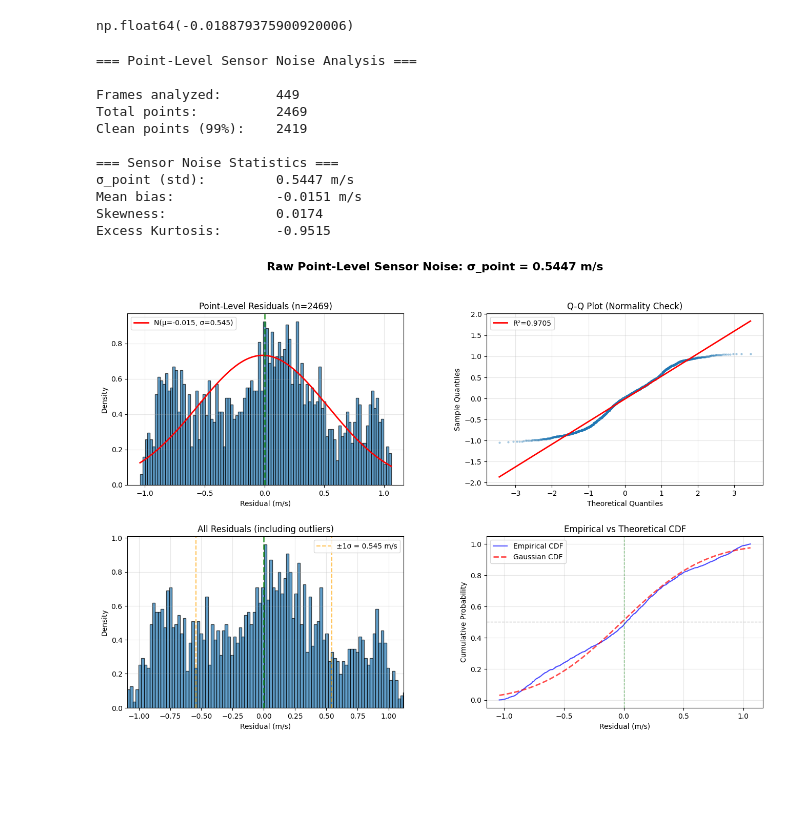
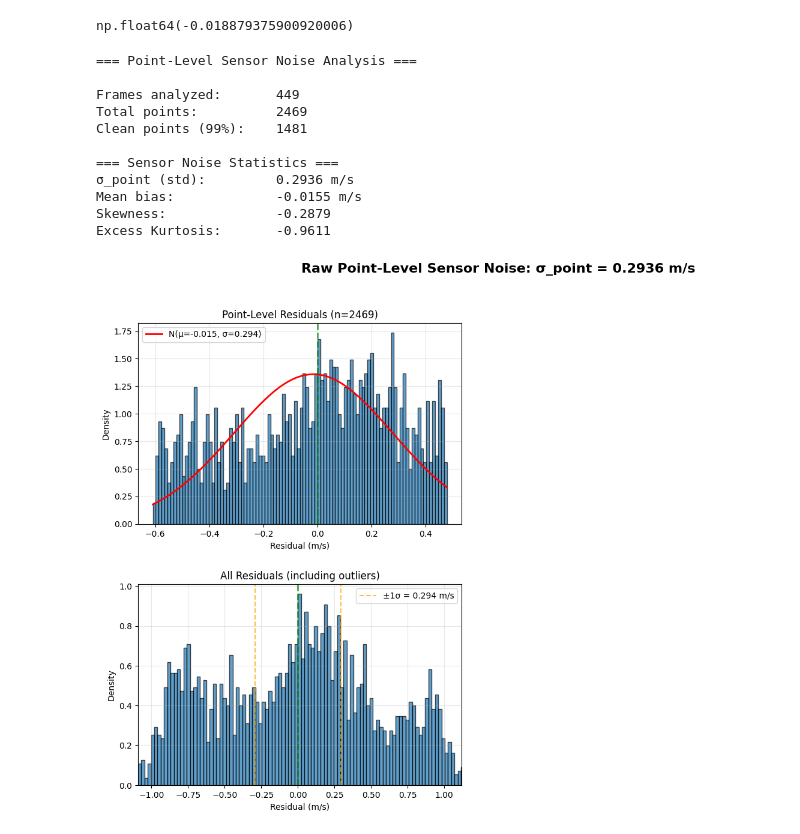
Before and after one commit to Dr1zz3l/spline-rio, a Jupyter notebook: analysis/notebooks/02_radar_time_sync.ipynb, the cells around one changed output. Saved outputs shown, nothing was run; the diff lists cells and outputs as text; code cells hidden in the pictures; blank space fills up the shorter version.

```diff
--- a/analysis/notebooks/02_radar_time_sync.ipynb
+++ b/analysis/notebooks/02_radar_time_sync.ipynb
@@ -13,6 +13,7 @@ All core functions are in `radar_velocity_utils.py` for reusability.
 # %%
 import sys
 sys.path.append("/workspace/analysis")
+sys.path.append(r"C:\Users\luchs\MyData\Education\Master_TUM\25WS\Guided Research\radar-iwr6843-driver\analysis")
 
 import numpy as np
 import pandas as pd
@@ -26,7 +27,7 @@ import radar_velocity_utils as rv_utils
 plt.rcParams["figure.figsize"] = (14, 8)
 
 # Configuration
-BAG_PATH = "/workspace/rosbags/2025-12-17-16-02-22.bag"
+BAG_PATH = r"C:\Users\luchs\MyData\Education\Master_TUM\25WS\Guided Research\radar-iwr6843-driver\rosbags\2025-12-17-16-02-22.bag"
 # %% [markdown]
 ## Data Loading, and first Inspection
 # %%
@@ -1457,7 +1453,7 @@ noise_stats = rv_utils.analyze_point_noise_vs_ground_truth(
     time_shift_dt=TIME_SHIFT_DT,
     min_intensity=MIN_INTENSITY,
     min_range=MIN_RANGE,
-    outlier_percentile=99.0
+    outlier_percentile=80.0
 )
 
 print(f"Frames analyzed:       {noise_stats['frames_analyzed']}")
@@ -1492,65 +1488,65 @@ ax1.set_title(f'Point-Level Residuals (n={noise_stats["total_points"]})')
 ax1.legend()
 ax1.grid(True, alpha=0.3)
 
-# Plot 2: Q-Q plot (normality check)
-ax2 = fig.add_subplot(gs[0, 1])
-(quantiles, values), (slope, intercept, r) = sp_stats.probplot(clean_res, dist="norm", plot=None)
-ax2.scatter(quantiles, values, alpha=0.3, s=5)
-ax2.plot(quantiles, slope * quantiles + intercept, 'r-', linewidth=2,
-         label=f'R²={r**2:.4f}')
-ax2.set_xlabel('Theoretical Quantiles')
-ax2.set_ylabel('Sample Quantiles')
-ax2.set_title('Q-Q Plot (Normality Check)')
-ax2.legend()
-ax2.grid(True, alpha=0.3)
+# # Plot 2: Q-Q plot (normality check)
+# ax2 = fig.add_subplot(gs[0, 1])
+# (quantiles, values), (slope, intercept, r) = sp_stats.probplot(clean_res, dist="norm", plot=None)
+# ax2.scatter(quantiles, values, alpha=0.3, s=5)
+# ax2.plot(quantiles, slope * quantiles + intercept, 'r-', linewidth=2,
+#          label=f'R²={r**2:.4f}')
+# ax2.set_xlabel('Theoretical Quantiles')
+# ax2.set_ylabel('Sample Quantiles')
+# ax2.set_title('Q-Q Plot (Normality Check)')
+# ax2.legend()
+# ax2.grid(True, alpha=0.3)
 
 # Plot 3: Full residual distribution (including outliers)
 ax3 = fig.add_subplot(gs[1, 0])
 all_res = noise_stats['all_residuals']
 ax3.hist(all_res, bins=150, alpha=0.7, edgecolor='black', density=True)
 ax3.axvline(0, color='green', linestyle='--', linewidth=2, alpha=0.7)
 # Mark ±1σ
 ax3.axvline(sigma, color='orange', linestyle='--', linewidth=1.5, alpha=0.7, label=f'±1σ = {sigma:.3f} m/s')
 ax3.axvline(-sigma, color='orange', linestyle='--', linewidth=1.5, alpha=0.7)
 ax3.set_xlabel('Residual (m/s)')
 ax3.set_ylabel('Density')
 ax3.set_title(f'All Residuals (including outliers)')
 ax3.legend()
 ax3.grid(True, alpha=0.3)
 ax3.set_xlim(np.percentile(all_res, 0.5), np.percentile(all_res, 99.5))
 
-# Plot 4: Cumulative distribution
-ax4 = fig.add_subplot(gs[1, 1])
-sorted_res = np.sort(clean_res)
-cdf = np.arange(1, len(sorted_res) + 1) / len(sorted_res)
-ax4.plot(sorted_res, cdf, 'b-', linewidth=1.5, alpha=0.7, label='Empirical CDF')
+# # Plot 4: Cumulative distribution
+# ax4 = fig.add_subplot(gs[1, 1])
+# sorted_res = np.sort(clean_res)
+# cdf = np.arange(1, len(sorted_res) + 1) / len(sorted_res)
+# ax4.plot(sorted_res, cdf, 'b-', linewidth=1.5, alpha=0.7, label='Empirical CDF')
 
-# Theoretical Gaussian CDF
-cdf_gaussian = sp_stats.norm.cdf(sorted_res, mu, sigma)
-ax4.plot(sorted_res, cdf_gaussian, 'r--', linewidth=2, alpha=0.7, label='Gaussian CDF')
+# # Theoretical Gaussian CDF
+# cdf_gaussian = sp_stats.norm.cdf(sorted_res, mu, sigma)
+# ax4.plot(sorted_res, cdf_gaussian, 'r--', linewidth=2, alpha=0.7, label='Gaussian CDF')
 
-ax4.axvline(0, color='green', linestyle='--', linewidth=1, alpha=0.5)
-ax4.axhline(0.5, color='gray', linestyle='--', linewidth=1, alpha=0.5)
-ax4.set_xlabel('Residual (m/s)')
-ax4.set_ylabel('Cumulative Probability')
-ax4.set_title('Empirical vs Theoretical CDF')
-ax4.legend()
-ax4.grid(True, alpha=0.3)
+# ax4.axvline(0, color='green', linestyle='--', linewidth=1, alpha=0.5)
+# ax4.axhline(0.5, color='gray', linestyle='--', linewidth=1, alpha=0.5)
+# ax4.set_xlabel('Residual (m/s)')
+# ax4.set_ylabel('Cumulative Probability')
+# ax4.set_title('Empirical vs Theoretical CDF')
+# ax4.legend()
+# ax4.grid(True, alpha=0.3)
 
 plt.suptitle(f'Raw Point-Level Sensor Noise: σ_point = {noise_stats["sigma_point"]:.4f} m/s',
              fontsize=16, fontweight='bold')
 # plt.tight_layout()
 plt.show()
 # %% [output]
 === Point-Level Sensor Noise Analysis ===
 
 Frames analyzed:       449
 Total points:          2469
-Clean points (99%):    2419
+Clean points (99%):    1481
 
 === Sensor Noise Statistics ===
-σ_point (std):         0.5447 m/s
-Mean bias:             -0.0151 m/s
-Skewness:              0.0174
-Excess Kurtosis:       -0.9515
+σ_point (std):         0.2936 m/s
+Mean bias:             -0.0155 m/s
+Skewness:              -0.2879
+Excess Kurtosis:       -0.9611
-[figure, old version]
+[figure, new version]
```
Also changed, not shown: parts of 7 cells of this notebook, 2 other files.
